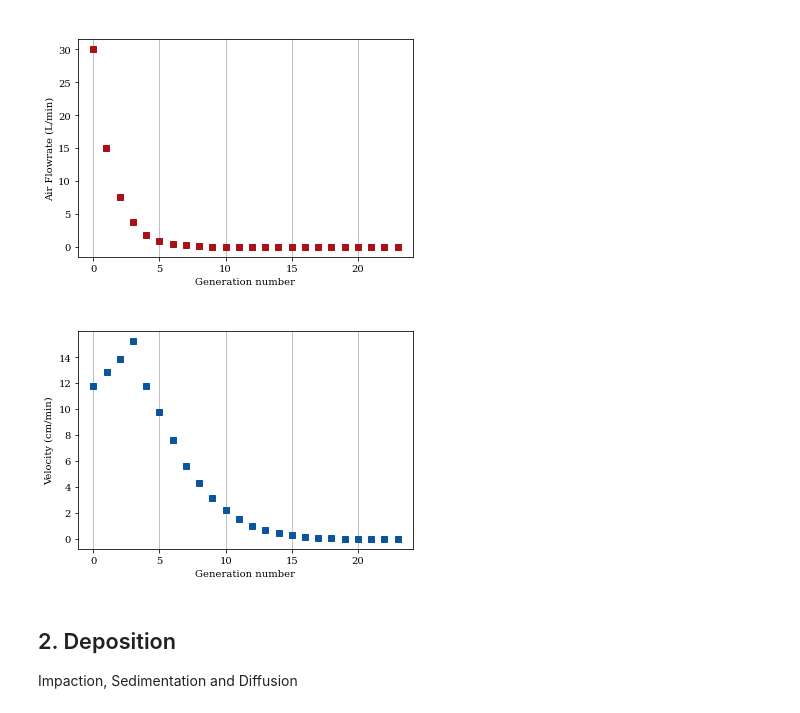
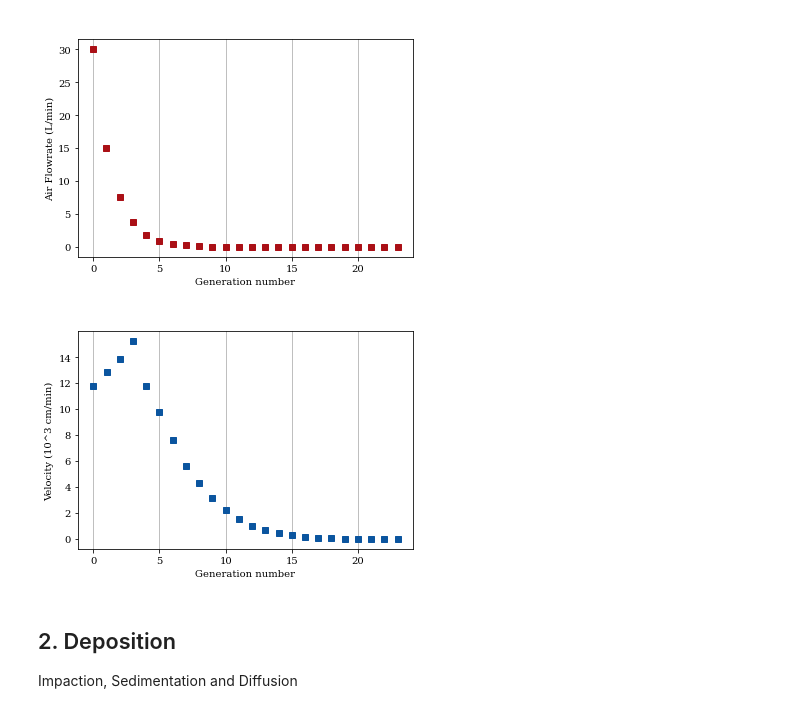
Before and after one commit to ManuelCarrascoY/MEC-BIO586, a Jupyter notebook: COVID Respiratory Modeling/COVID Modeling_Manuel.ipynb, the cells around one changed output. Drawn from its saved outputs; the diff is of its cells as text; code cells hidden in the pictures.

```diff
--- a/COVID Respiratory Modeling/COVID Modeling_Manuel.ipynb
+++ b/COVID Respiratory Modeling/COVID Modeling_Manuel.ipynb
@@ -114,35 +114,35 @@ for i in range(final_generation+1):
 #Change u to 10^3 cm min^-1
 u_paper = [6*u[i] for i in range(final_generation+1)]
 
 
 sns.reset_orig()
 sns.set_palette(sns.color_palette())
 sns.set_color_codes()
 sns.set_style({'font.family':'serif', 'font.serif':'Helvetica'})
 
 blues = sns.color_palette("Blues")
 blues.reverse()
 
 fig_flow, ax_flow = plt.subplots()
 ax_flow.set_title(" ")
-ax_flow.set_ylabel("Velocity (cm/min)")
+ax_flow.set_ylabel("Velocity (10^3 cm/min)")
 ax_flow.set_xlabel("Generation number")
 #ax_flow.legend(bbox_to_anchor=(1.05, 1), loc=2, borderaxespad=0., handles=myhandles, labels=mylabels)
 #ax_flow.set(xlim=(11.4, 4.6))
 #ax_flow.set(ylim=(50, 95))
 ax_flow.xaxis.grid()
 
 final_colors = [blues[0]]
 final_lines = ['-']
 final_markers = ['s']
 final_labels = ["label"]
 for i in range(final_generation+1):
     ax_flow.plot(i, u_paper[i], color=final_colors[0],
                  marker=final_markers[0], label=final_labels[0],
                  linestyle=final_lines[0])
 #fig_flow.savefig(os.path.join(outputdir, "Pressure_along_path_600dpi"), bbox_inches='tight', dpi=600)
 # %% [output]
-[figure, old version]
+[figure, new version]
 # %% [markdown]
 ## 2. Deposition
 Impaction, Sedimentation and Diffusion
```
Also changed, not shown: parts of 26 cells of this notebook.
